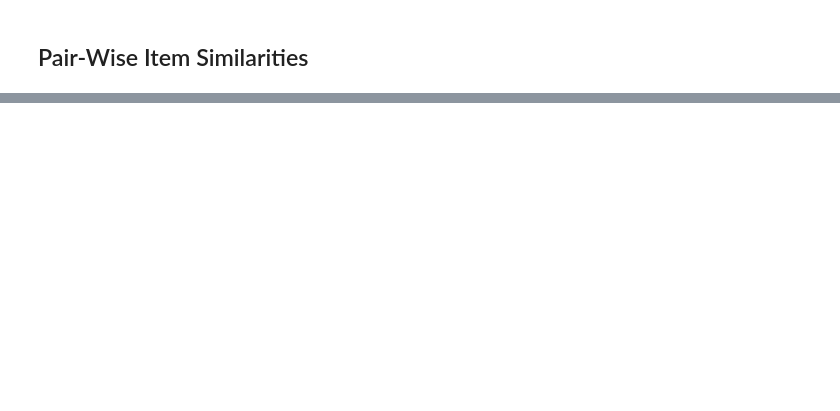
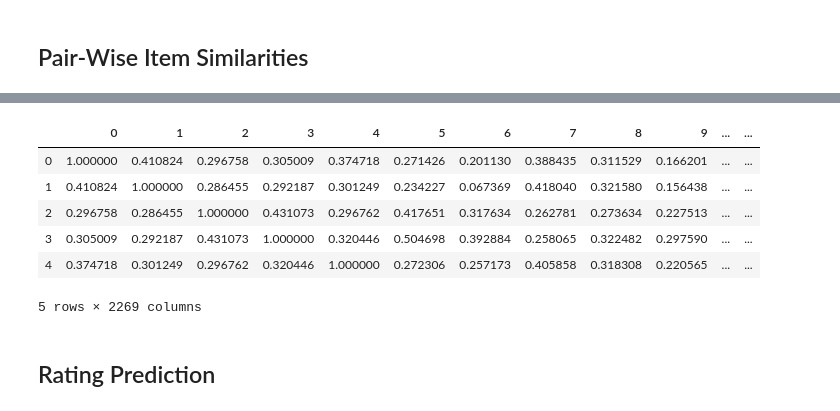
Before and after one commit to lucaimbrogno/recommendation-system, a Jupyter notebook: item_based_CF.ipynb, the cells around one changed output, grey strips where cells are left out. Saved outputs shown, nothing was run; the diff lists cells and outputs as text; code cells hidden in the pictures; blank space fills up the shorter version.

```diff
--- a/item_based_CF.ipynb
+++ b/item_based_CF.ipynb
@@ -148,0 +128,13 @@ similarities = cosine_similarity(movie_ratings)
+# %%
+similarities_df = pd.DataFrame(similarities)
+similarities_df.head()
+# %% [output]
+|  | 0 | 1 | 2 | 3 | 4 | 5 | 6 | 7 | 8 | 9 | ... | ... |
+| 0 | 1.000000 | 0.410824 | 0.296758 | 0.305009 | 0.374718 | 0.271426 | 0.201130 | 0.388435 | 0.311529 | 0.166201 | ... | ... |
+| 1 | 0.410824 | 1.000000 | 0.286455 | 0.292187 | 0.301249 | 0.234227 | 0.067369 | 0.418040 | 0.321580 | 0.156438 | ... | ... |
+| 2 | 0.296758 | 0.286455 | 1.000000 | 0.431073 | 0.296762 | 0.417651 | 0.317634 | 0.262781 | 0.273634 | 0.227513 | ... | ... |
+| 3 | 0.305009 | 0.292187 | 0.431073 | 1.000000 | 0.320446 | 0.504698 | 0.392884 | 0.258065 | 0.322482 | 0.297590 | ... | ... |
+| 4 | 0.374718 | 0.301249 | 0.296762 | 0.320446 | 1.000000 | 0.272306 | 0.257173 | 0.405858 | 0.318308 | 0.220565 | ... | ... |
+5 rows × 2269 columns
+# %% [markdown]
+## Rating Prediction
```
Also changed, not shown: parts of 9 cells of this notebook.
